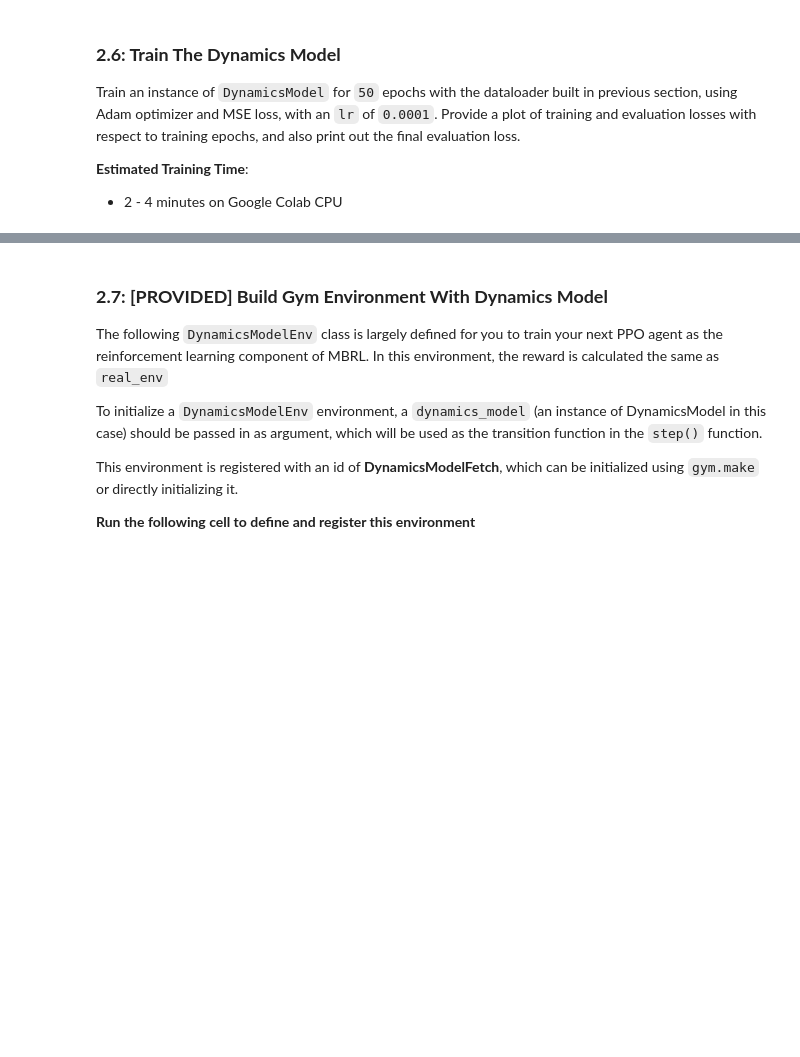
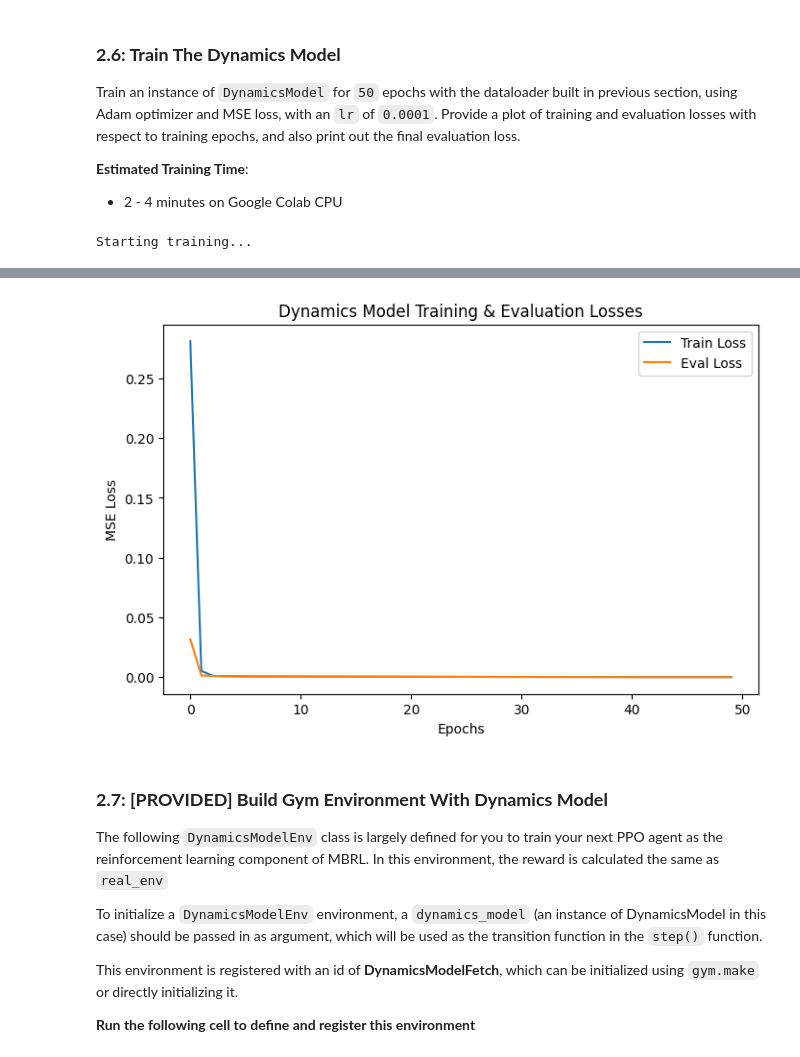
Before and after one commit to GaohRyan/cornell-cs4756-2026sp, a Jupyter notebook: assignments/A4/A4.ipynb, the cells around one changed output, grey strips where cells are left out. Saved outputs shown, nothing was run; the diff lists cells and outputs as text; code cells hidden in the pictures; blank space fills up the shorter version.

```diff
--- a/assignments/A4/A4.ipynb
+++ b/assignments/A4/A4.ipynb
@@ -819,7 +878,17 @@ def eval_Dynamics_model(model, criterion, eval_dataloader):
     model.eval()
 
     # TODO: Evaluate the model across the whole dataset
+    with torch.no_grad():
+        for batch in eval_dataloader:
+            state = batch['orig_obs']
+            action = batch['action']
+            target = batch['next_obs']
 
+            pred_next_state = model(state, action)
+            loss = criterion(pred_next_state, target)
+
+            total_loss += loss.item()
+            cnt += 1
     # END TODO
 
     return total_loss / cnt
@@ -844,0 +902,37 @@ train_losses, eval_losses = [], []
+# %%
+num_epochs = 50
+reseed(seed)
+lr = 0.0001
+
+Dynamics_model = DynamicsModel(input_dim=17, hidden_dim_1=32, hidden_dim_2=64, output_dim=13)
+optimizer = torch.optim.Adam(Dynamics_model.parameters(), lr=lr)
+criterion = nn.MSELoss()
+
+# TODO: Train and evaluate dynamics model
+train_losses, eval_losses = [], []
+
+print("Starting training...")
+for epoch in range(num_epochs):
+    train_loss = train_Dynamics_model(Dynamics_model, optimizer, criterion, train_dataloader)
+    eval_loss = eval_Dynamics_model(Dynamics_model, criterion, val_dataloader)
+
+    train_losses.append(train_loss)
+    eval_losses.append(eval_loss)
+
+    if (epoch + 1) % 5 == 0:
+        print(f"Epoch {epoch + 1}/{num_epochs} | Train Loss: {train_loss:.6f} | Eval Loss: {eval_loss:.6f}")
+
+print(f"\nFinal Evaluation Loss: {eval_losses[-1]:.6f}")
+
+# Plot the training and evaluation losses
+plt.figure(figsize=(8, 5))
+plt.plot(train_losses, label='Train Loss')
+plt.plot(eval_losses, label='Eval Loss')
+plt.xlabel('Epochs')
+plt.ylabel('MSE Loss')
+plt.title('Dynamics Model Training & Evaluation Losses')
+plt.legend()
+plt.show()
+# END TODO
+# %% [output]
+Starting training...
@@ -845,3 +951,4 @@ train_losses, eval_losses = [], []
+[figure, added]
 # %% [markdown]
 ### **2.7: [PROVIDED] Build Gym Environment With Dynamics Model**
 
```
Also changed, not shown: parts of 23 cells of this notebook.
